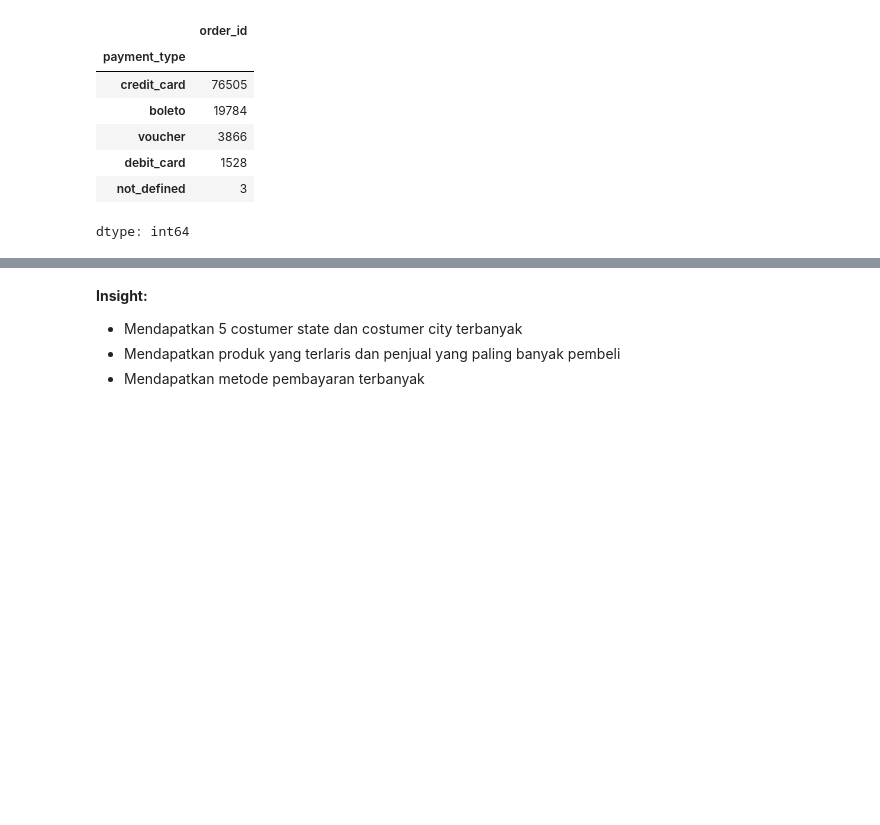
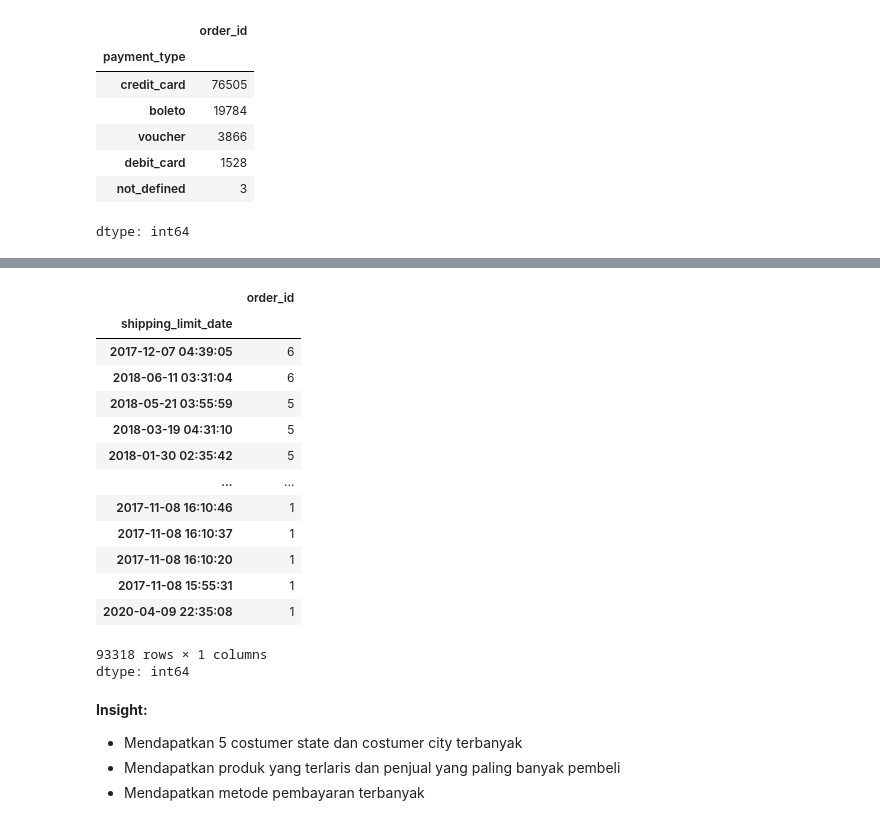
Before and after one commit to suryaadi45/Submision, a Jupyter notebook: notebook.ipynb, the cells around one changed output, grey strips where cells are left out. Drawn from its saved outputs; the diff is of its cells as text; code cells hidden in the pictures; blank space fills up the shorter version.

```diff
--- a/notebook.ipynb
+++ b/notebook.ipynb
@@ -225,0 +292,2 @@ orders_items_df.groupby(by="freight_value").agg({
+# %%
+order_payments_df.drop_duplicates(inplace=True)
@@ -487,3 +566,21 @@ dtype: int64
+# %%
+some_df.groupby(by="shipping_limit_date").order_id.nunique().sort_values(ascending=False)
+# %% [output]
+|  | order_id |
+| shipping_limit_date |  |
+| 2017-12-07 04:39:05 | 6 |
+| 2018-06-11 03:31:04 | 6 |
+| 2018-05-21 03:55:59 | 5 |
+| 2018-03-19 04:31:10 | 5 |
+| 2018-01-30 02:35:42 | 5 |
+| ... | ... |
+| 2017-11-08 16:10:46 | 1 |
+| 2017-11-08 16:10:37 | 1 |
+| 2017-11-08 16:10:20 | 1 |
+| 2017-11-08 15:55:31 | 1 |
+| 2020-04-09 22:35:08 | 1 |
+93318 rows × 1 columns
+dtype: int64
 # %%
 some_df.to_csv("some_data.csv", index=False)
 # %% [markdown]
```
Also changed, not shown: parts of 35 cells of this notebook.
